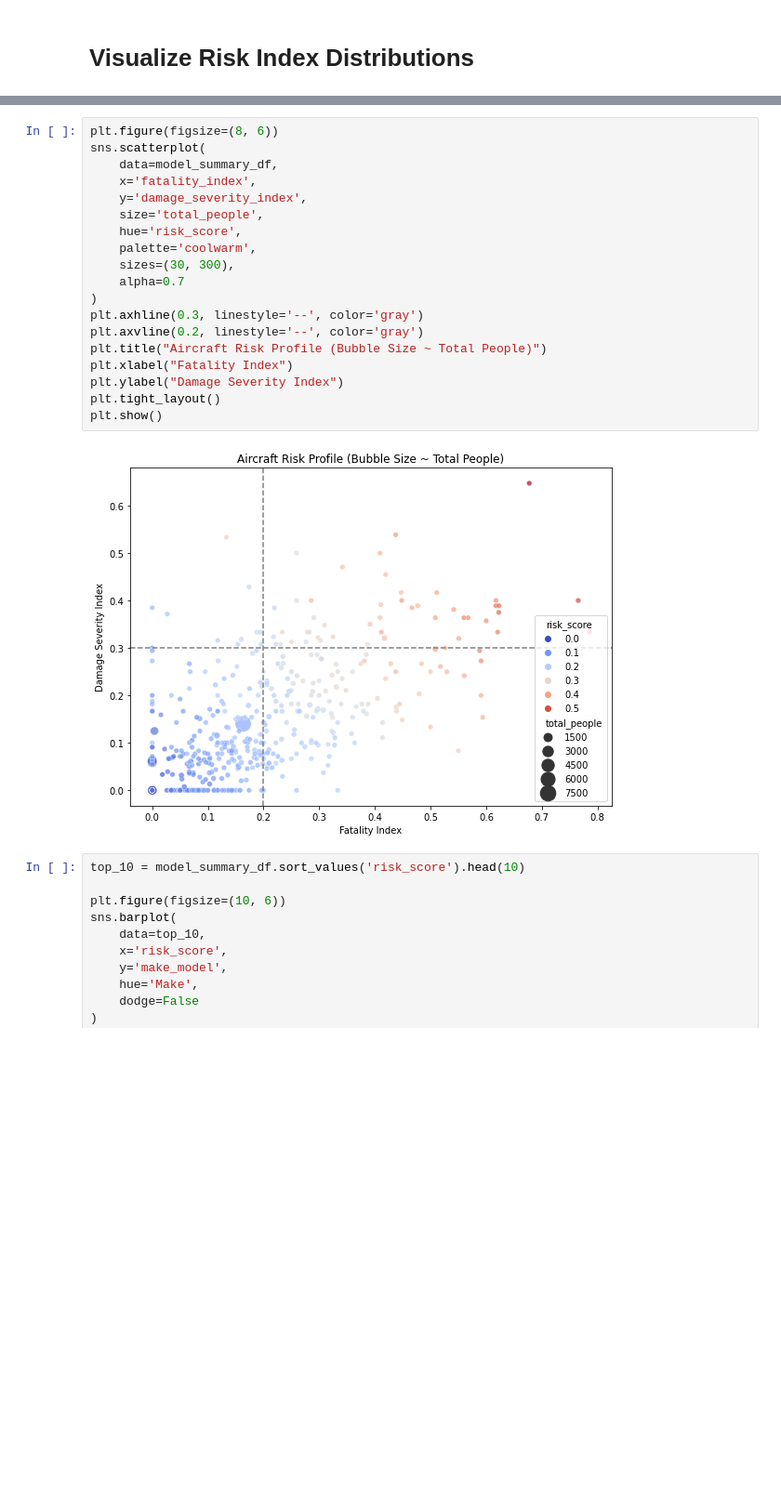
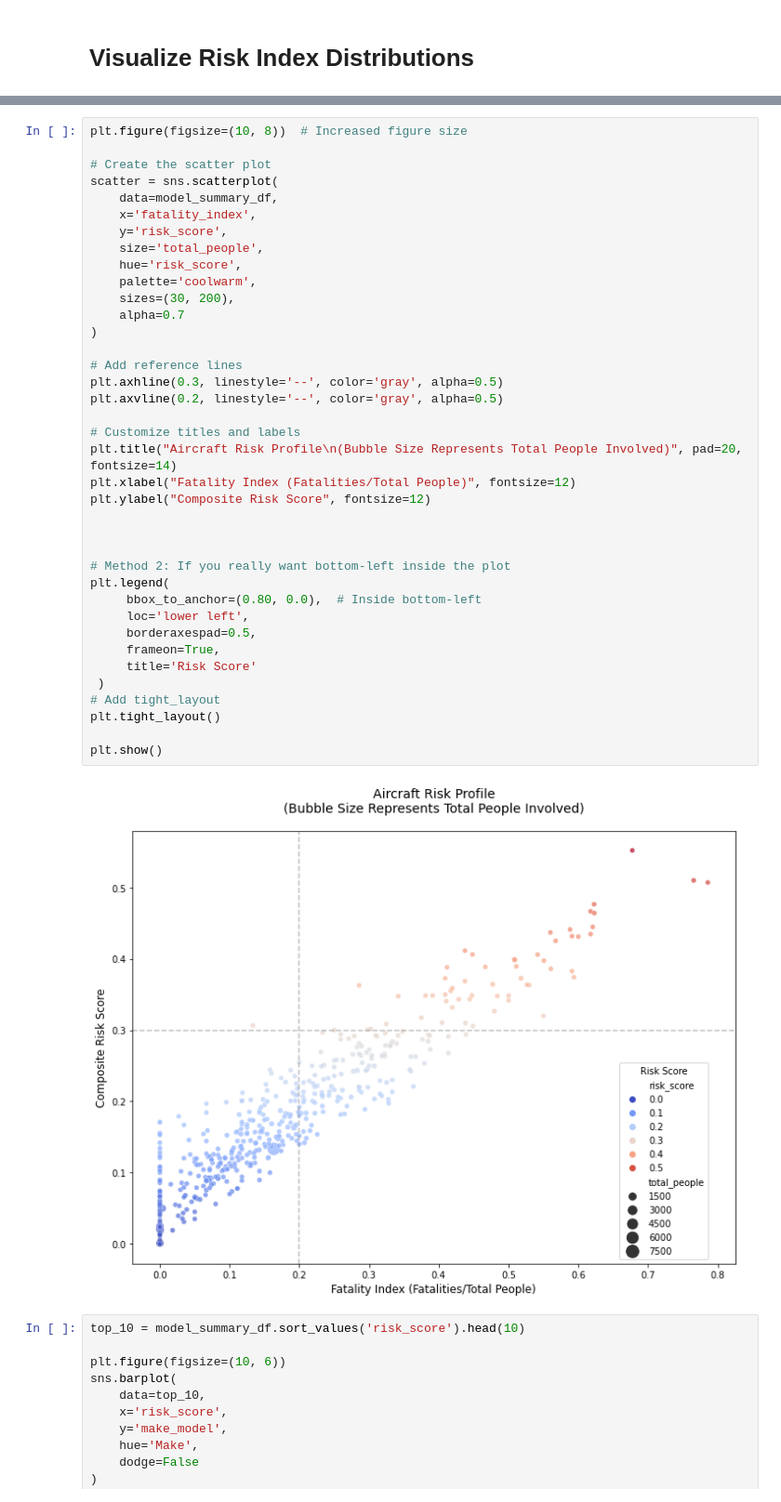
Before and after one commit to dkamash/dsc-phase-1-Aircraft-Investment, a Jupyter notebook: student.ipynb, the cells around one changed output, grey strips where cells are left out. Shown at 93% size. Cells and saved outputs as stored; diff of their text form; blank space fills up the shorter version.

```diff
--- a/student.ipynb
+++ b/student.ipynb
@@ -275,24 +258,43 @@ plt.show()
 # %%
-plt.figure(figsize=(8, 6))
-sns.scatterplot(
+plt.figure(figsize=(10, 8))  # Increased figure size
+
+# Create the scatter plot
+scatter = sns.scatterplot(
     data=model_summary_df,
     x='fatality_index',
-    y='damage_severity_index',
+    y='risk_score',
     size='total_people',
     hue='risk_score',
     palette='coolwarm',
-    sizes=(30, 300),
+    sizes=(30, 200),
     alpha=0.7
 )
-plt.axhline(0.3, linestyle='--', color='gray')
-plt.axvline(0.2, linestyle='--', color='gray')
-plt.title("Aircraft Risk Profile (Bubble Size ~ Total People)")
-plt.xlabel("Fatality Index")
-plt.ylabel("Damage Severity Index")
+
+# Add reference lines
+plt.axhline(0.3, linestyle='--', color='gray', alpha=0.5)
+plt.axvline(0.2, linestyle='--', color='gray', alpha=0.5)
+
+# Customize titles and labels
+plt.title("Aircraft Risk Profile\n(Bubble Size Represents Total People Involved)", pad=20, fontsize=14)
+plt.xlabel("Fatality Index (Fatalities/Total People)", fontsize=12)
+plt.ylabel("Composite Risk Score", fontsize=12)
+
+
+
+# Method 2: If you really want bottom-left inside the plot
+plt.legend(
+     bbox_to_anchor=(0.80, 0.0),  # Inside bottom-left
+     loc='lower left',
+     borderaxespad=0.5,
+     frameon=True,
+     title='Risk Score'
+ )
+# Add tight_layout
 plt.tight_layout()
+
 plt.show()
 # %% [output]
-[figure, old version]
+[figure, new version]
 # %%
 top_10 = model_summary_df.sort_values('risk_score').head(10)
 
```
Also changed, not shown: parts of 7 cells of this notebook, 4 other files.
